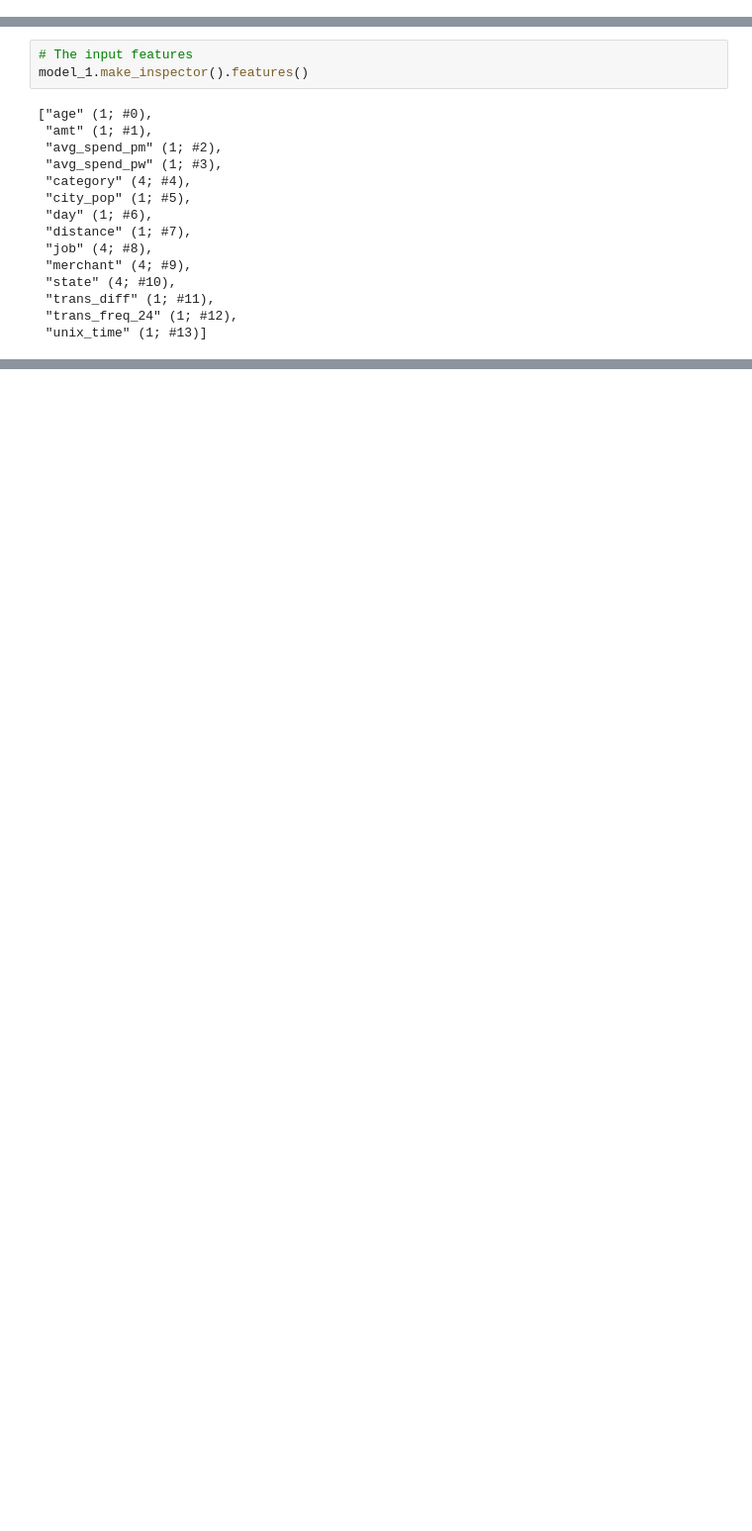
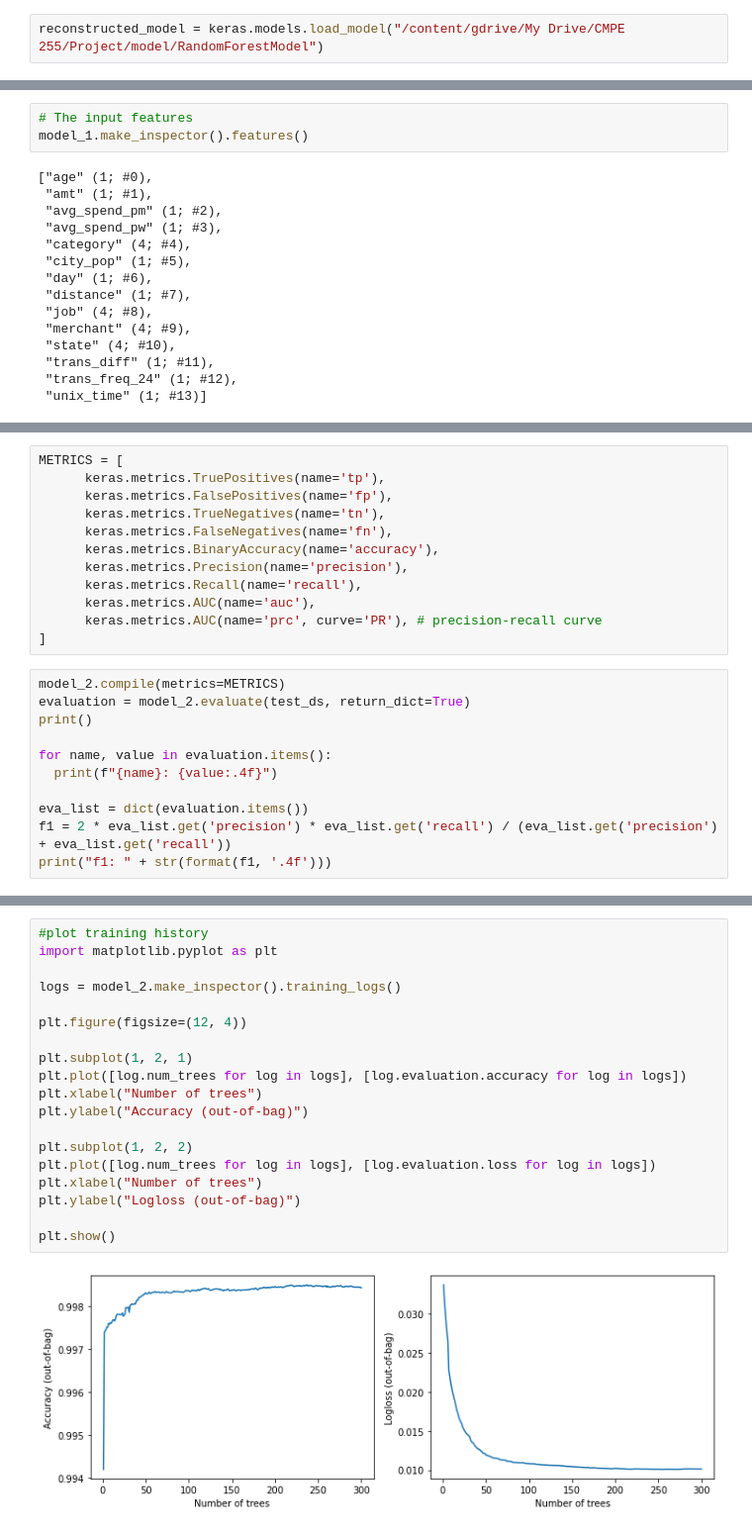
Before and after one commit to paroniriaa/GCP-real-time-credit-card-fraud-detection, a Jupyter notebook: GCP Real Time Credit Card Fraud Detection.ipynb, the cells around one changed output, grey strips where cells are left out. Shown at 99% size. Drawn from its saved outputs; the diff is of its cells as text; blank space fills up the shorter version.

```diff
--- a/GCP Real Time Credit Card Fraud Detection.ipynb
+++ b/GCP Real Time Credit Card Fraud Detection.ipynb
@@ -1542,0 +1594,2 @@ INFO:tensorflow:Assets written to: /content/gdrive/My Drive/CMPE 255/Project/mod
+# %%
+reconstructed_model = keras.models.load_model("/content/gdrive/My Drive/CMPE 255/Project/model/RandomForestModel")
@@ -1652,0 +1754,23 @@ plt.show()
+# %%
+METRICS = [
+      keras.metrics.TruePositives(name='tp'),
+      keras.metrics.FalsePositives(name='fp'),
+      keras.metrics.TrueNegatives(name='tn'),
+      keras.metrics.FalseNegatives(name='fn'),
+      keras.metrics.BinaryAccuracy(name='accuracy'),
+      keras.metrics.Precision(name='precision'),
+      keras.metrics.Recall(name='recall'),
+      keras.metrics.AUC(name='auc'),
+      keras.metrics.AUC(name='prc', curve='PR'), # precision-recall curve
+]
+# %%
+model_2.compile(metrics=METRICS)
+evaluation = model_2.evaluate(test_ds, return_dict=True)
+print()
+
+for name, value in evaluation.items():
+  print(f"{name}: {value:.4f}")
+
+eva_list = dict(evaluation.items())
+f1 = 2 * eva_list.get('precision') * eva_list.get('recall') / (eva_list.get('precision') + eva_list.get('recall'))
+print("f1: " + str(format(f1, '.4f')))
@@ -1652,0 +1886,21 @@ plt.show()
+# %%
+#plot training history
+import matplotlib.pyplot as plt
+
+logs = model_2.make_inspector().training_logs()
+
+plt.figure(figsize=(12, 4))
+
+plt.subplot(1, 2, 1)
+plt.plot([log.num_trees for log in logs], [log.evaluation.accuracy for log in logs])
+plt.xlabel("Number of trees")
+plt.ylabel("Accuracy (out-of-bag)")
+
+plt.subplot(1, 2, 2)
+plt.plot([log.num_trees for log in logs], [log.evaluation.loss for log in logs])
+plt.xlabel("Number of trees")
+plt.ylabel("Logloss (out-of-bag)")
+
+plt.show()
+# %% [output]
+[figure, added]
```
Also changed, not shown: parts of 93 cells of this notebook, 3 other files.
